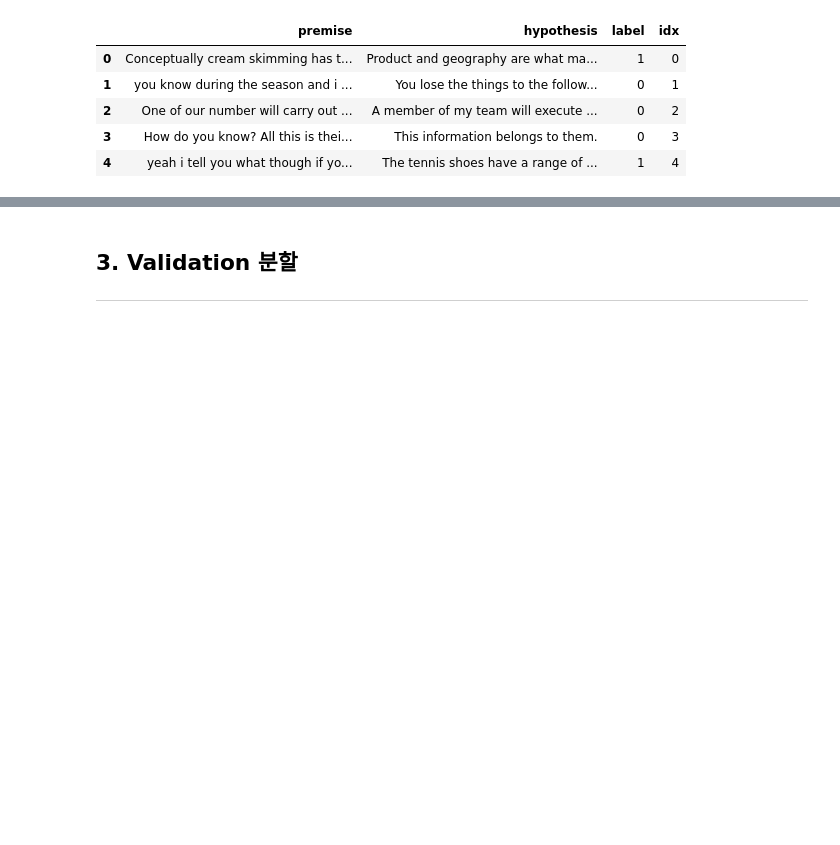
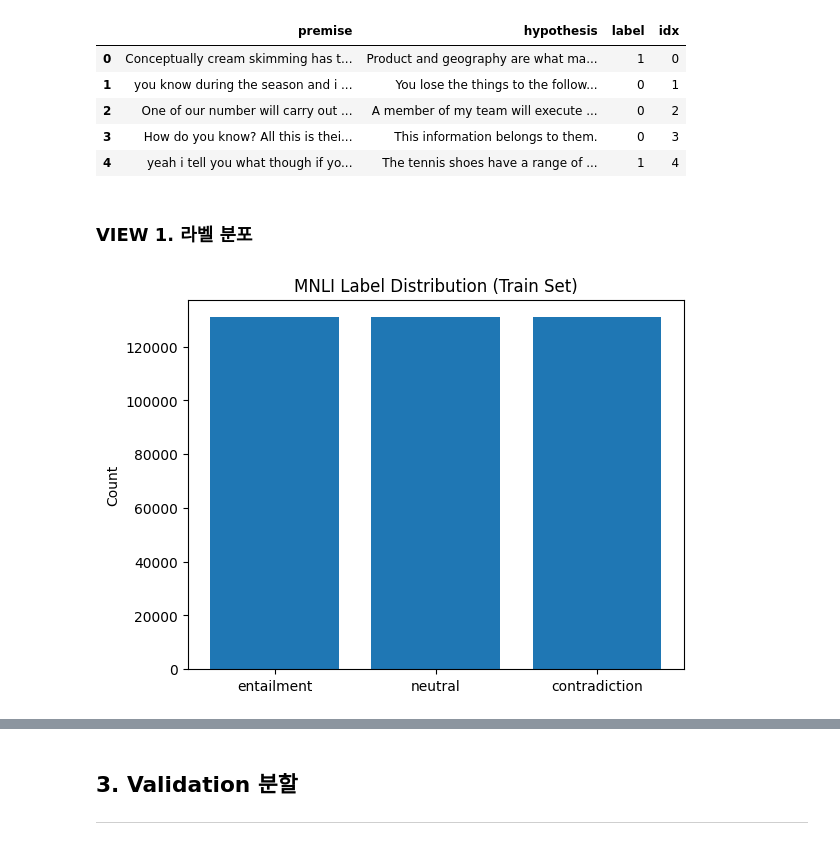
Before and after one commit to eumcloud/HHPLUS_AI, a Jupyter notebook: week04/basic/basic.ipynb, the cells around one changed output, grey strips where cells are left out. Cells and saved outputs as stored; diff of their text form; code cells hidden in the pictures; blank space fills up the shorter version.

```diff
--- a/week04/basic/basic.ipynb
+++ b/week04/basic/basic.ipynb
@@ -55,3 +56,18 @@ pd.DataFrame(train_data[:5])
 | 2 | One of our number will carry out ... | A member of my team will execute ... | 0 | 2 |
 | 3 | How do you know? All this is thei... | This information belongs to them. | 0 | 3 |
 | 4 | yeah i tell you what though if yo... | The tennis shoes have a range of ... | 1 | 4 |
+# %% [markdown]
+### VIEW 1. 라벨 분포
+# %%
+import matplotlib.pyplot as plt
+from collections import Counter
+
+label_counts = Counter(mnli['train']['label'])
+labels = ['entailment', 'neutral', 'contradiction']
+
+plt.bar(labels, [label_counts[i] for i in range(3)])
+plt.title('MNLI Label Distribution (Train Set)')
+plt.ylabel('Count')
+plt.show()
+# %% [output]
+[figure, added]
```
Also changed, not shown: parts of 21 cells of this notebook.
